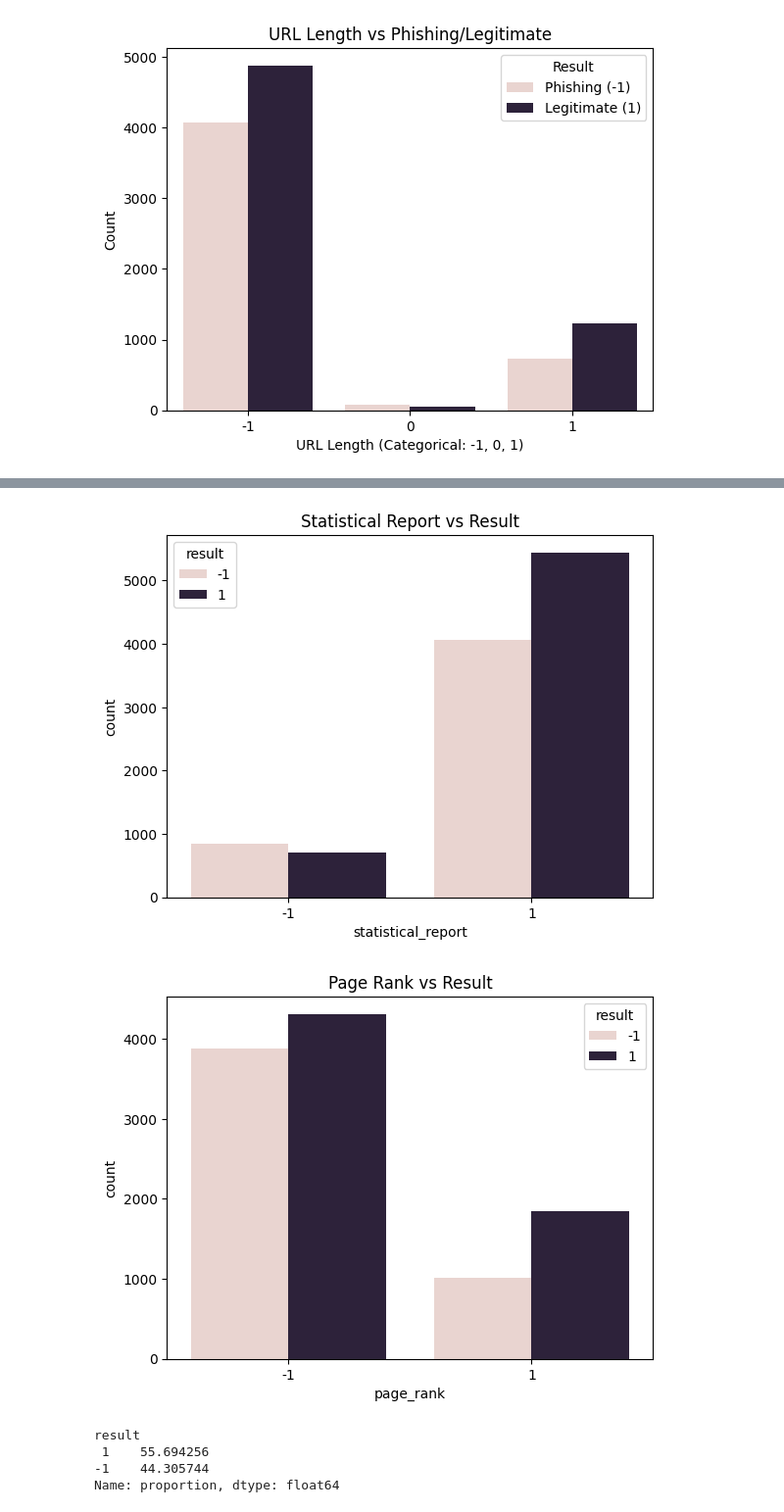
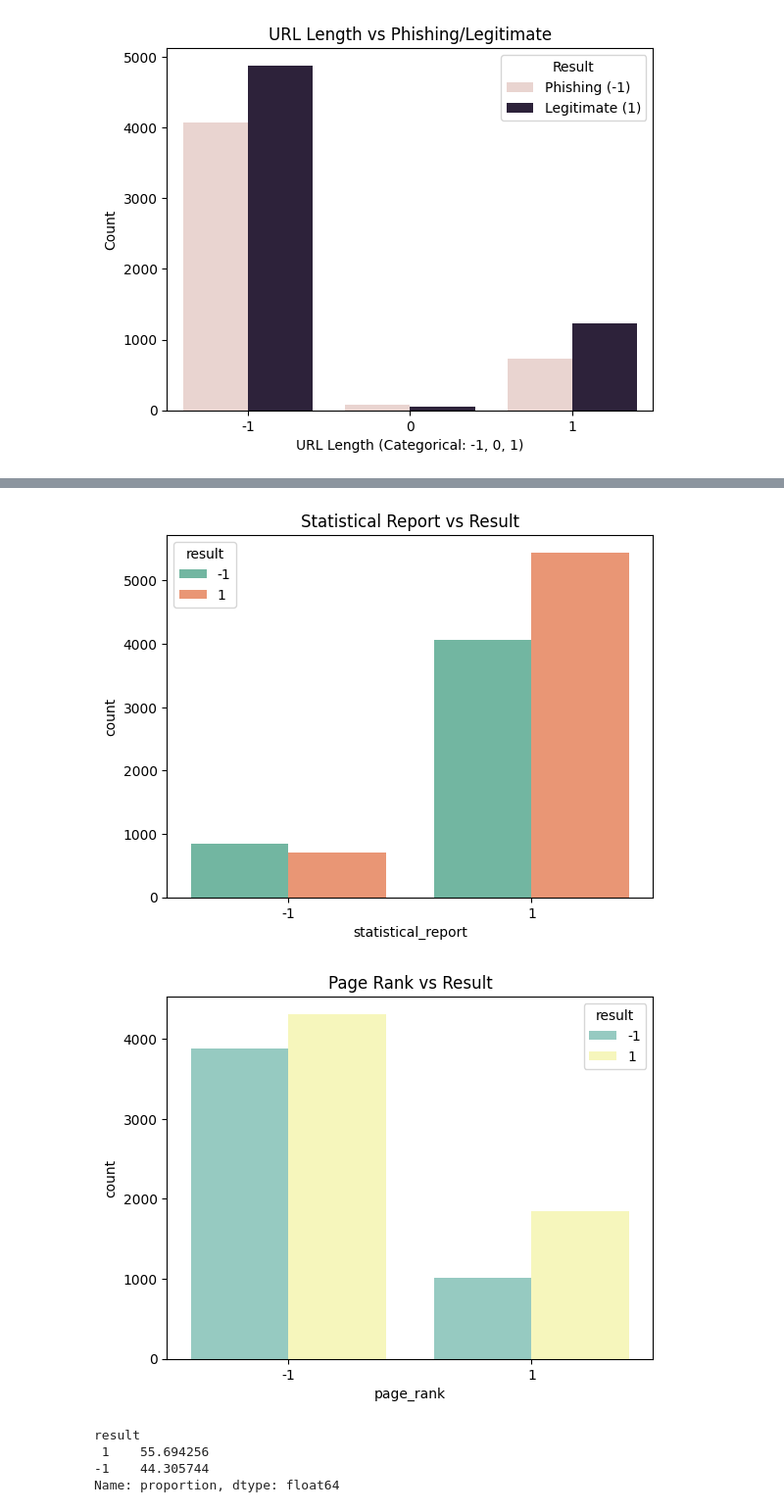
Before and after one commit to snehasharma2541/cs_project, a Jupyter notebook: project/notebook/final_model.ipynb, the cells around one changed output, grey strips where cells are left out. Shown at 98% size. Cells and saved outputs as stored; diff of their text form; code cells hidden in the pictures.

Commit message:
graphs

```diff
--- a/project/notebook/final_model.ipynb
+++ b/project/notebook/final_model.ipynb
@@ -169,16 +229,16 @@ plt.show()
 # %%
 # At symbol presence
-sns.countplot(x='having_at_symbol', hue='result', data=df)
+sns.countplot(x='having_at_symbol', hue='result', data=df, palette='Set1')
 plt.title('Presence of @ Symbol vs Result')
 plt.show()
 
 # Statistical report
-sns.countplot(x='statistical_report', hue='result', data=df)
+sns.countplot(x='statistical_report', hue='result', data=df, palette='Set2')
 plt.title('Statistical Report vs Result')
 plt.show()
 
 # Page Rank
-sns.countplot(x='page_rank', hue='result', data=df)
+sns.countplot(x='page_rank', hue='result', data=df, palette='Set3')
 plt.title('Page Rank vs Result')
 plt.show()
 # %% [output]
@@ -186,5 +246,5 @@ plt.show()
-[figure, old version]
+[figure, new version]
-[figure, old version]
+[figure, new version]
 # %%
 # Class Balance Check (Phishing vs Legitimate)
 
```
Also changed, not shown: parts of 23 cells of this notebook.
